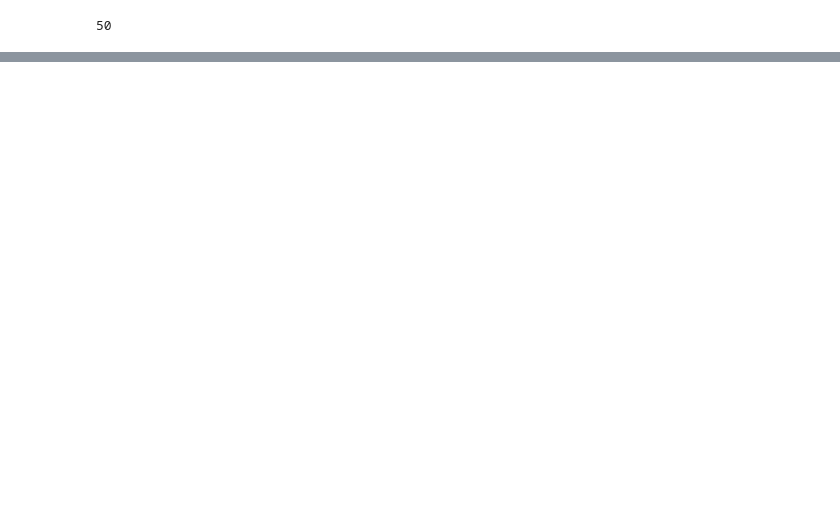
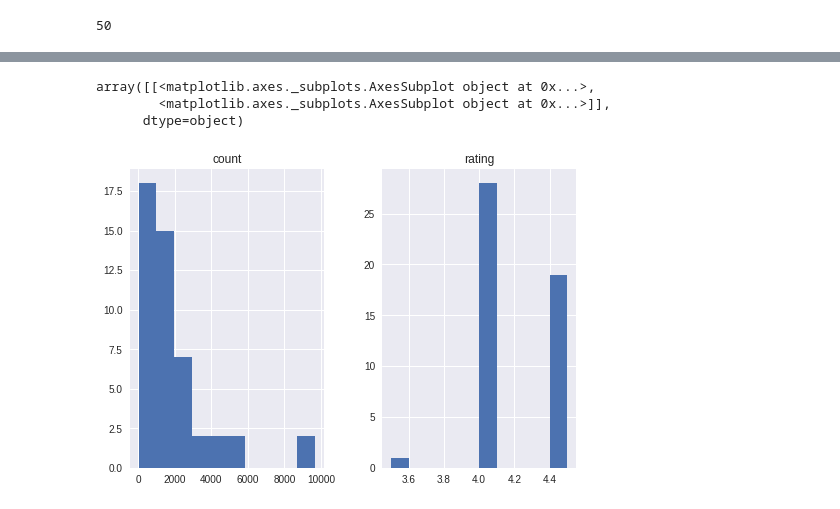
Before and after one commit to cyuancheng/NLP_Yelp_review, a Jupyter notebook: NLP_2_yelp.ipynb, the cells around one changed output, grey strips where cells are left out. Saved outputs shown, nothing was run; the diff lists cells and outputs as text; code cells hidden in the pictures; blank space fills up the shorter version.

```diff
--- a/NLP_2_yelp.ipynb
+++ b/NLP_2_yelp.ipynb
@@ -19,7 +20,7 @@ ENDPOINT = 'https://api.yelp.com/v3/businesses/search'
 
 HEADERS = {'Authorization':'bearer {}'.format(key)}
 
-PARAMETERS = {'term':'restaurant',
+PARAMETERS = {'term':'restaurant'or "food"  ,
              'limit':50,
              'radius':40000, # meter
               #'sort_by' :'review_count',
@@ -98,9 +94,11 @@ for item in data['businesses']:
   #print(i)
   #i+= 1
   try:
-    list_buss.append([item['id'], item['rating'], item['price']])
+    list_buss.append([item['id'], item['rating'], item['price'],item['review_count']])#, \
+                    #  item['categories'][0]['alias'], item['categories'][1]['alias'],item['categories'][2]['alias'],\
+                    #  item['categories'][0]['title'], item['categories'][1]['title'],item['categories'][1]['title']])
   except:
-    list_buss.append([item['id'], item['rating'], None])
+    #list_buss.append([item['id'], item['rating'], None, None, None, None, None, None, None, None])
     pass
   #print(item['id'])
-list_buss
+#list_buss
@@ -128,5 +108,8 @@ len(list_of_ids)
 50
 # %%
 # convert to pandas format
-list_buss = pd.DataFrame(list_buss, columns = ['id','rating','price'])
-list_buss
+#list_buss = pd.DataFrame(list_buss, columns = ['id','rating','price', 'count', 'alitas1', 'alitas2', 'alitas3','title1',\
+#'title2','title3'])
+list_buss = pd.DataFrame(list_buss, columns = ['id','rating','price', 'count'])
+
+list_buss.head()
@@ -132,0 +123,7 @@ list_buss
+# %%
+list_buss.hist()
+# %% [output]
+array([[<matplotlib.axes._subplots.AxesSubplot object at 0x...>,
+        <matplotlib.axes._subplots.AxesSubplot object at 0x...>]],
+      dtype=object)
+[figure, added]
```
Also changed, not shown: parts of 11 cells of this notebook.
